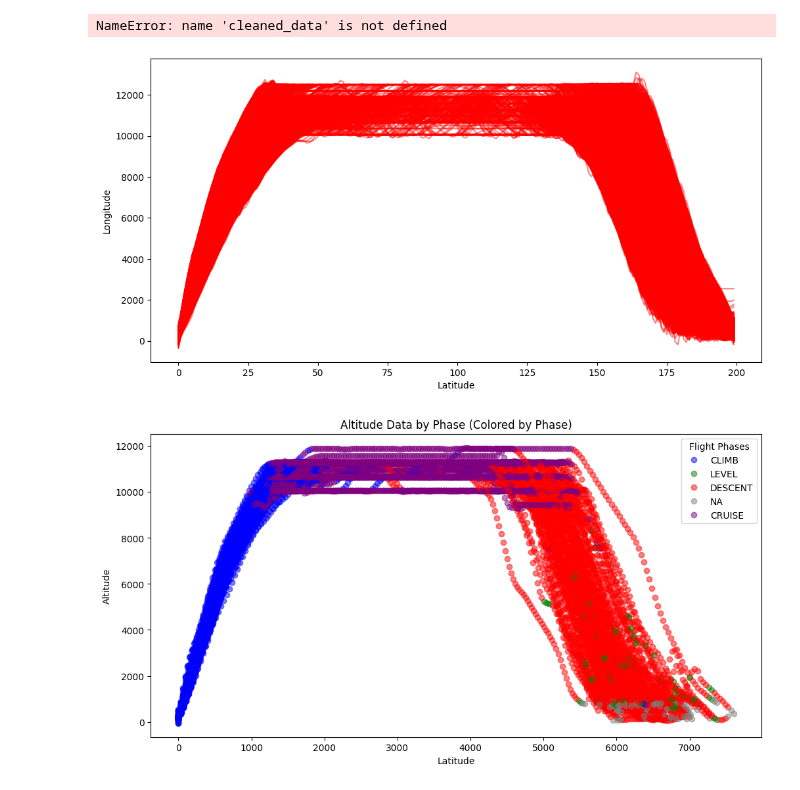
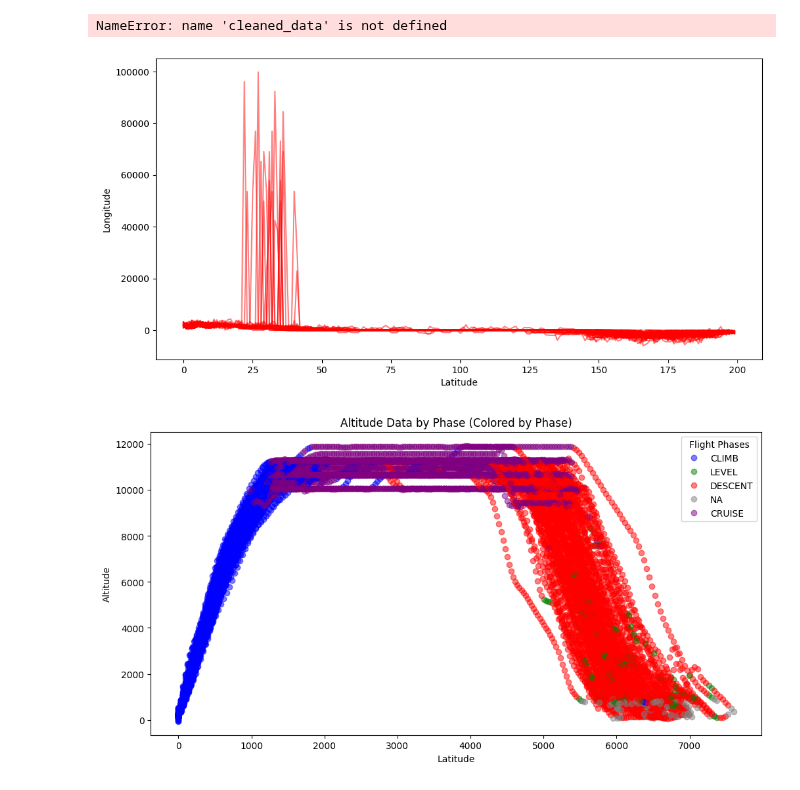
Before and after one commit to SynthAIr/DM_FM_Trajectories, a Jupyter notebook: src/data/OpenSky_viewer.ipynb, the cells around one changed output. Saved outputs shown, nothing was run; the diff lists cells and outputs as text; code cells hidden in the pictures.

```diff
--- a/src/data/OpenSky_viewer.ipynb
+++ b/src/data/OpenSky_viewer.ipynb
@@ -123,21 +123,22 @@ df_test = df_original
 df_test[0].data['phase'].loc[60:140].unique()
 # %%
 plt.figure(figsize=(12, 6))
-for i in df_test:
+for i in df_test[:100]:
     #flight_to_plot = cleaned_flights[0]  # Example: plot the first flight
     df_plot = i.data
     #plt.plot(np.arange(0, 200), df_plot['altitude_cleaned'], 'b.', alpha=0.5, label='Original Altitude')
-    plt.plot(np.arange(0, 200), df_plot['altitude'], 'r-', alpha=0.5, label='Original Altitude')
+    plt.plot(np.arange(0, 200), df_plot['vertical_rate'], 'r-', alpha=0.5, label='Original Altitude')
+    #plt.plot(np.arange(0, 200), df_plot['altitude']/10, 'r-', alpha=0.5, label='Original Altitude')
     #plt.plot(np.arange(0, 400), df_plot['altitude_cleaned'], 'g-', label='Cleaned Altitude (Outliers Removed)')
     #plt.plot(df_plot['timestamp'], df_plot['altitude_cleaned'], 'g-', label='Cleaned Altitude (Outliers Removed)')
     #plt.plot(df_plot['timestamp'], df_plot['altitude_smoothed'], 'r-', label='Smoothed Altitude')
 plt.xlabel('Latitude')
 plt.ylabel('Longitude')
 #plt.title(f'Altitude Data for Flight {flight_to_plot.callsign}')
 #plt.legend
 plt.show()
 # %% [output]
-[figure, old version]
+[figure, new version]
 # %%
 # Define a color map for the phases
 phase_colors = {
```
Also changed, not shown: parts of 1 cell of this notebook, 4 other files.
